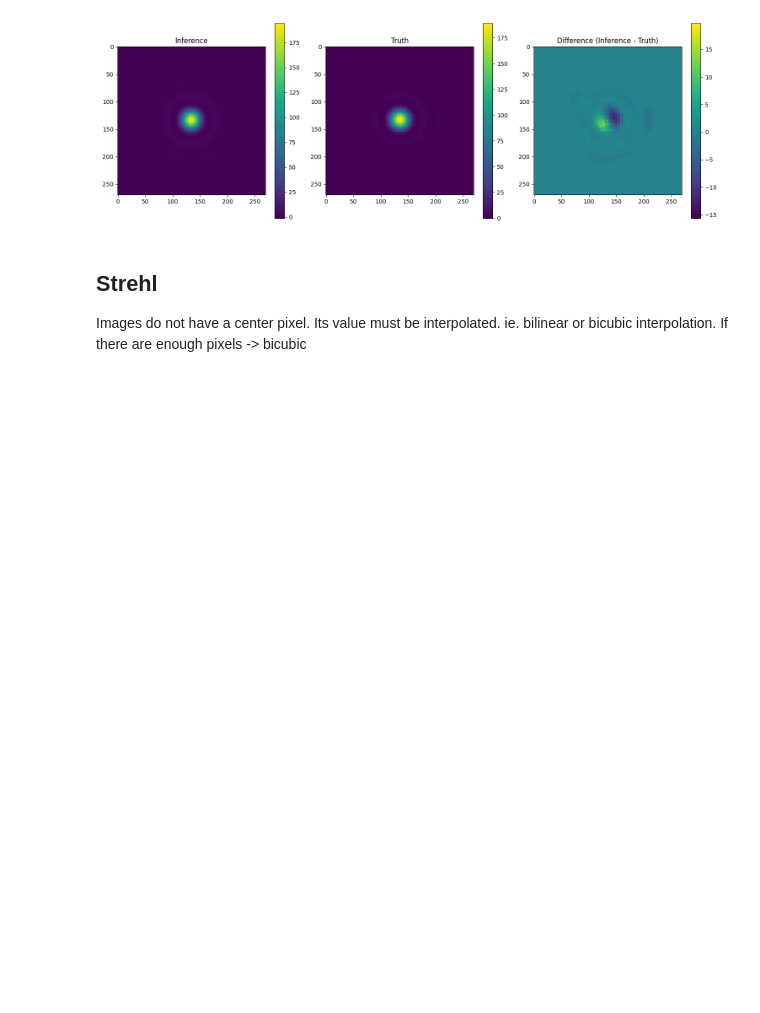
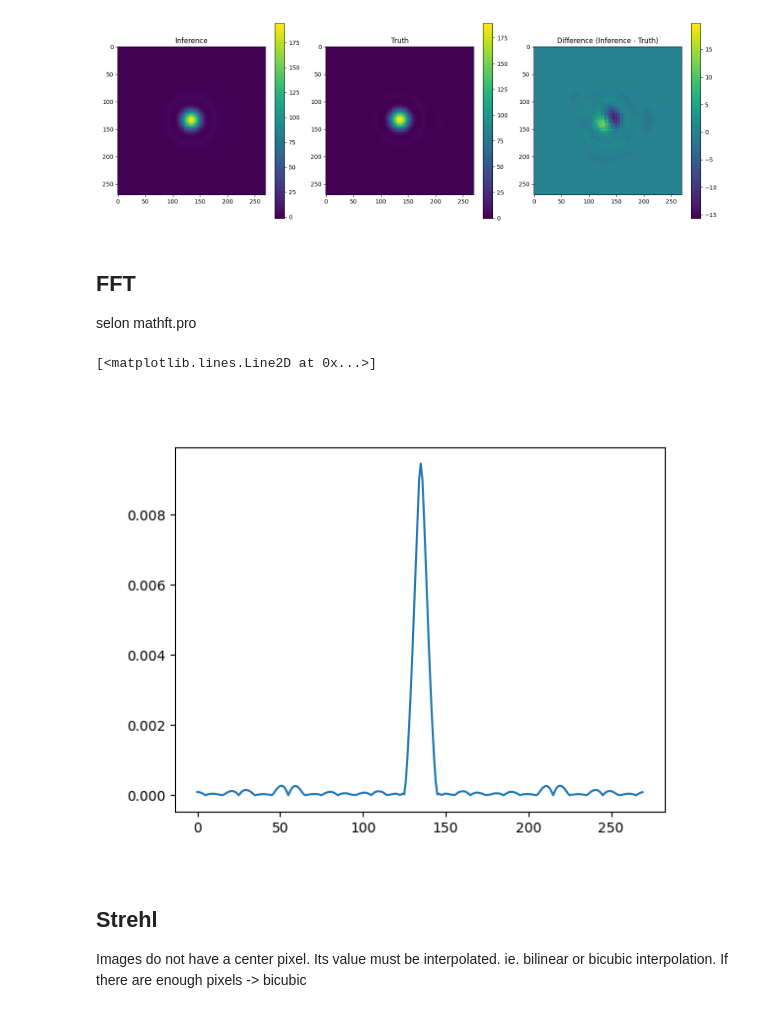
Before and after one commit to HumbertDominique/PSF-R-ML, a Jupyter notebook: Postprocessing.ipynb, the cells around one changed output. Drawn from its saved outputs; the diff is of its cells as text; code cells hidden in the pictures; blank space fills up the shorter version.

Commit message:
added mathft

```diff
--- a/Postprocessing.ipynb
+++ b/Postprocessing.ipynb
@@ -35,4 +36,4 @@ with h5py.File(testDataDir+"ao_psf_test_1.h5", 'r') as temp:
     tempData = temp[key[0]][()][:]
     truth = np.zeros((tempData.shape[0], 270, 270))
     for i in range(tempData.shape[0]):
-        truth[i] = unet.pixel_adder(tempData[i], final_shape=[270, 270])
+        truth[i] = myfunctions.pixel_adder(tempData[i], final_shape=[270, 270])
@@ -63,3 +61,7 @@ plt.tight_layout()
 plt.show()
 # %% [output]
 [figure]
+# %% [markdown]
+## FFT
+
+selon mathft.pro
@@ -66,3 +180,12 @@ plt.show()
+# %%
+OTF_temp = mathft(truth[0],904*10**-9)
+
+plt.close(0)
+plt.figure(0)
+plt.plot(np.abs(OTF_temp)[:,270//2])
+# %% [output]
+[<matplotlib.lines.Line2D at 0x...>]
+[figure, added]
 # %% [markdown]
 ## Strehl
 
```
Also changed, not shown: parts of 7 cells of this notebook.
